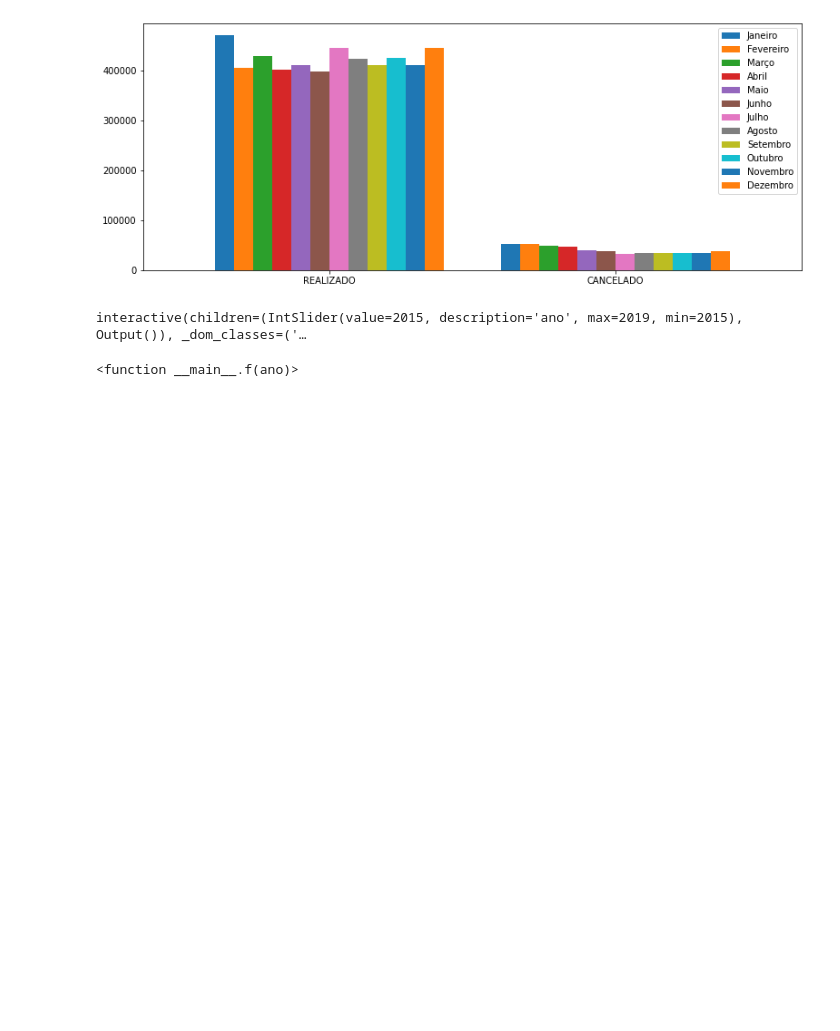
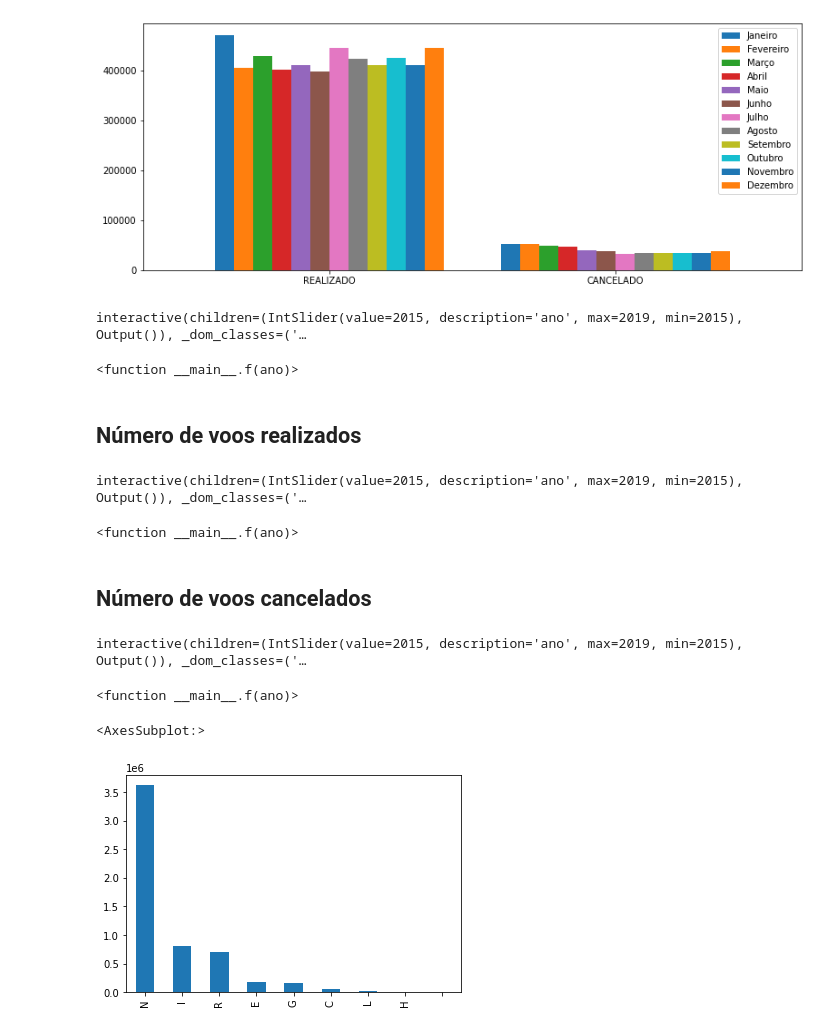
Before and after one commit to gabrielsandrade/MATA62-UFBA, a Jupyter notebook: anac.ipynb, the cells around one changed output. Drawn from its saved outputs; the diff is of its cells as text; code cells hidden in the pictures; blank space fills up the shorter version.

```diff
--- a/anac.ipynb
+++ b/anac.ipynb
@@ -130,3 +117,44 @@ interact(f, ano=widgets.IntSlider(min=2015,max=2019,step=1,value=2015))
 # %% [output]
 interactive(children=(IntSlider(value=2015, description='ano', max=2019, min=2015), Output()), _dom_classes=('…
 <function __main__.f(ano)>
+# %% [markdown]
+## Número de voos realizados
+# %%
+# fig, axs = plt.subplots(figsize=(10, 5))
+explode = (0.05, 0, 0, 0, 0)
+
+# maioresEmpresas = fileCsvFinal['ICAO Empresa Aérea'].value_counts()
+def f(ano):
+    df = fileCsvFinal[fileCsvFinal['Situação Voo'] == 'REALIZADO']
+    df = df[df['Ano'] == ano]['ICAO Empresa Aérea'].value_counts()
+    teste2 = df[df < df[4]]
+    x = pd.Series({'Outros' : teste2.sum()})
+    y = pd.concat([df[:4], x])
+    y.plot(kind='pie',autopct='%1.1f%%', explode=explode, shadow=True)
+
+interact(f, ano=widgets.IntSlider(min=2015,max=2019,step=1,value=2015))
+# %% [output]
+interactive(children=(IntSlider(value=2015, description='ano', max=2019, min=2015), Output()), _dom_classes=('…
+<function __main__.f(ano)>
+# %% [markdown]
+## Número de voos cancelados
+# %%
+explode = (0.05, 0, 0, 0, 0)
+
+def f(ano):
+    df = fileCsvFinal[fileCsvFinal['Situação Voo'] != 'REALIZADO']
+    df = df[df['Ano'] == ano]['ICAO Empresa Aérea'].value_counts()
+    teste2 = df[df < df[4]]
+    x = pd.Series({'Outros' : teste2.sum()})
+    y = pd.concat([df[:4], x])
+    y.plot(kind='pie',autopct='%1.1f%%', explode=explode, shadow=True)
+
+interact(f, ano=widgets.IntSlider(min=2015,max=2019,step=1,value=2015))
+# %% [output]
+interactive(children=(IntSlider(value=2015, description='ano', max=2019, min=2015), Output()), _dom_classes=('…
+<function __main__.f(ano)>
+# %%
+fileCsvFinal['Código Tipo Linha'].value_counts().plot(kind='bar')
+# %% [output]
+<AxesSubplot:>
+[figure, added]
```
Also changed, not shown: parts of 3 cells of this notebook.
